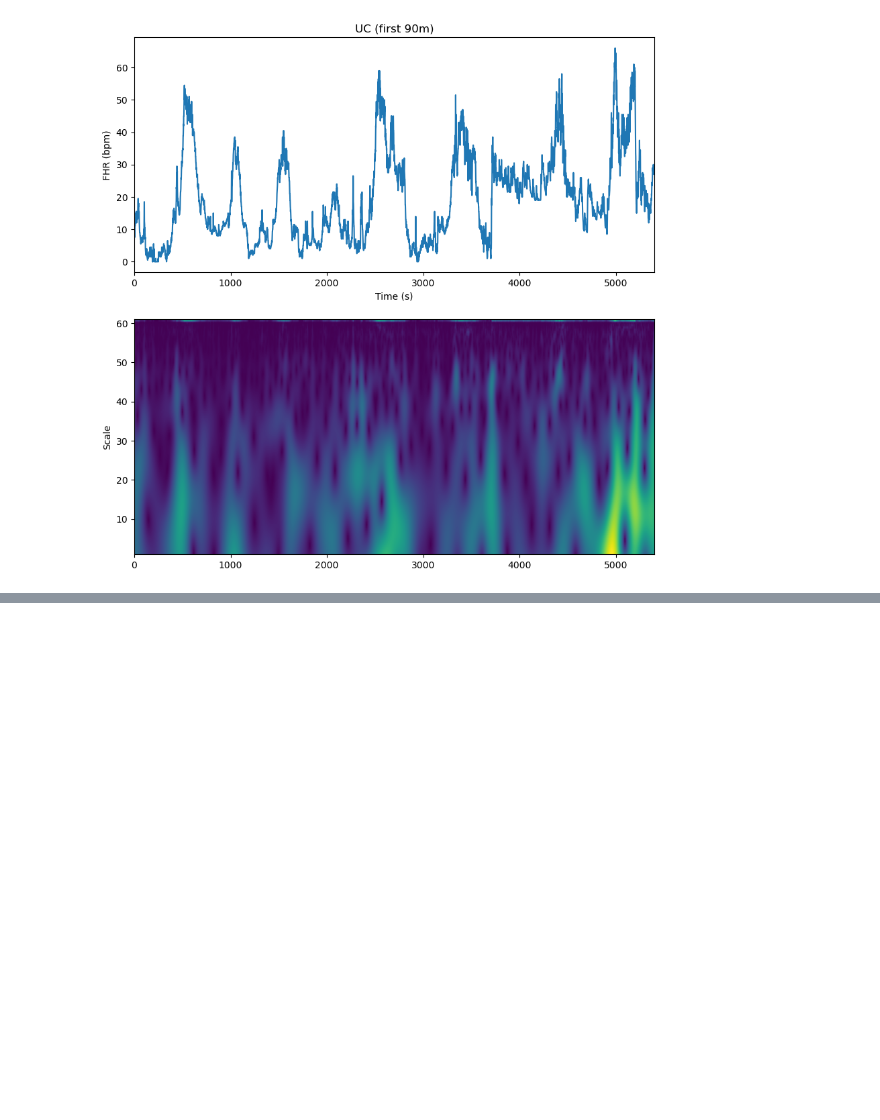
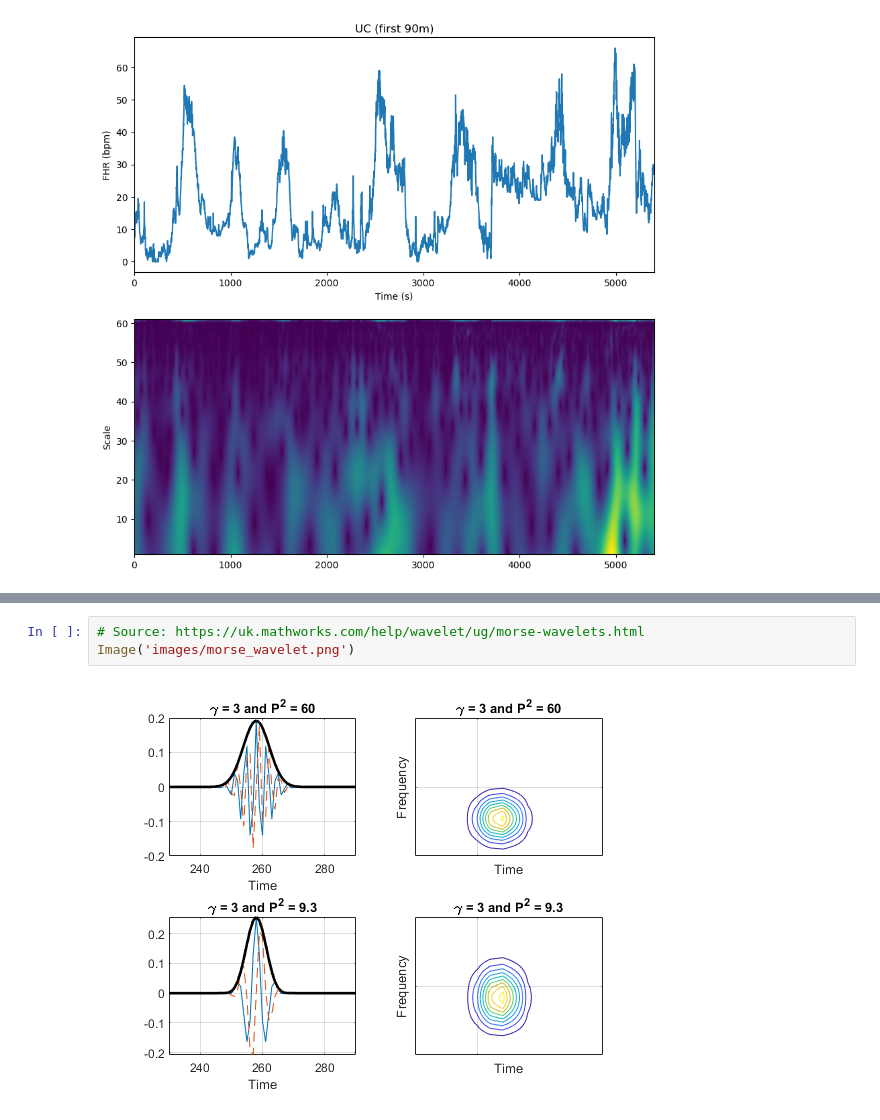
Before and after one commit to birth-outcomes/ctg_exploratory, a Jupyter notebook: 04_introduction_to_signal_transformation.ipynb, the cells around one changed output, grey strips where cells are left out. Cells and saved outputs as stored; diff of their text form; blank space fills up the shorter version.

Commit message:
Added information on CWT wavelet families

```diff
--- a/04_introduction_to_signal_transformation.ipynb
+++ b/04_introduction_to_signal_transformation.ipynb
@@ -565,0 +599,5 @@ This notebook covered four methods for signal transformation/multiresolution ana
+# %%
+# Source: https://uk.mathworks.com/help/wavelet/ug/morse-wavelets.html
+Image('images/morse_wavelet.png')
+# %% [output]
+[figure, added]
```
Also changed, not shown: parts of 11 cells of this notebook.
